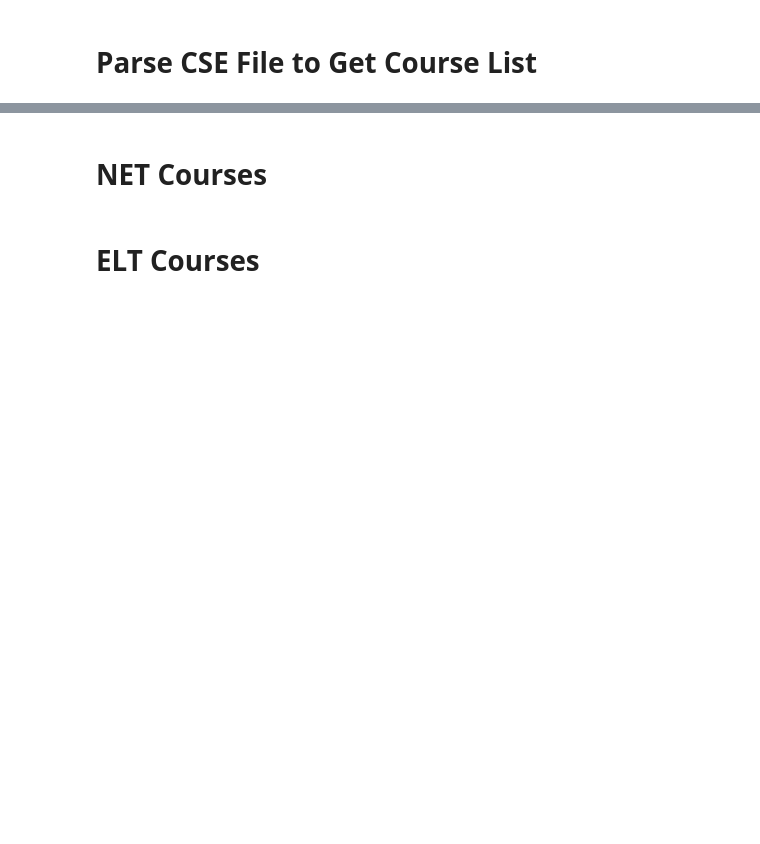
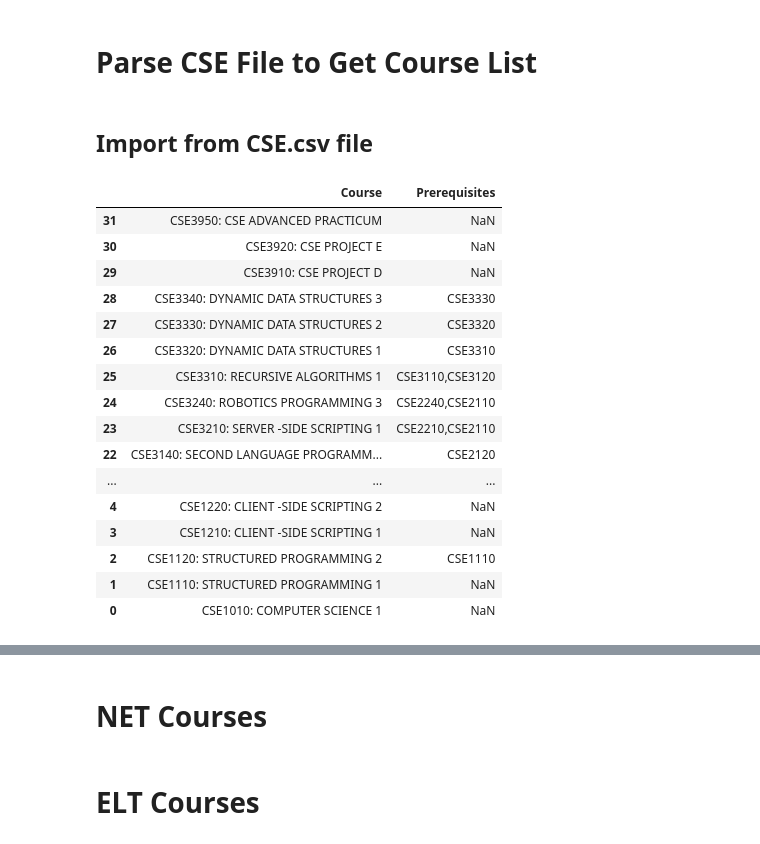
Before and after one commit to Minecracked-YT/bevfacey.github.io, a Jupyter notebook: ProgramsOfStudy/parse-pdf.ipynb, the cells around one changed output, grey strips where cells are left out. Cells and saved outputs as stored; diff of their text form; code cells hidden in the pictures; blank space fills up the shorter version.

```diff
--- a/ProgramsOfStudy/parse-pdf.ipynb
+++ b/ProgramsOfStudy/parse-pdf.ipynb
@@ -59,3 +59,27 @@ df[df['Prerequisites'].str.contains(course_type)]
 df[df['Course'].str[3]=='3']
 # %%
 df.to_csv(course_type+'.csv', index=False)
+# %% [markdown]
+## Import from CSE.csv file
+# %%
+import pandas as pd
+df = pd.read_csv('CSE.csv')
+df.sort_values('Course', ascending=False)
+# %% [output]
+|  | Course | Prerequisites |
+| 31 | CSE3950: CSE ADVANCED PRACTICUM | NaN |
+| 30 | CSE3920: CSE PROJECT E | NaN |
+| 29 | CSE3910: CSE PROJECT D | NaN |
+| 28 | CSE3340: DYNAMIC DATA STRUCTURES 3 | CSE3330 |
+| 27 | CSE3330: DYNAMIC DATA STRUCTURES 2 | CSE3320 |
+| 26 | CSE3320: DYNAMIC DATA STRUCTURES 1 | CSE3310 |
+| 25 | CSE3310: RECURSIVE ALGORITHMS 1 | CSE3110,CSE3120 |
+| 24 | CSE3240: ROBOTICS PROGRAMMING 3 | CSE2240,CSE2110 |
+| 23 | CSE3210: SERVER -SIDE SCRIPTING 1 | CSE2210,CSE2110 |
+| 22 | CSE3140: SECOND LANGUAGE PROGRAMM... | CSE2120 |
+| ... | ... | ... |
+| 4 | CSE1220: CLIENT -SIDE SCRIPTING 2 | NaN |
+| 3 | CSE1210: CLIENT -SIDE SCRIPTING 1 | NaN |
+| 2 | CSE1120: STRUCTURED PROGRAMMING 2 | CSE1110 |
+| 1 | CSE1110: STRUCTURED PROGRAMMING 1 | NaN |
+| 0 | CSE1010: COMPUTER SCIENCE 1 | NaN |
```
Also changed, not shown: parts of 4 cells of this notebook, 1 other file.
